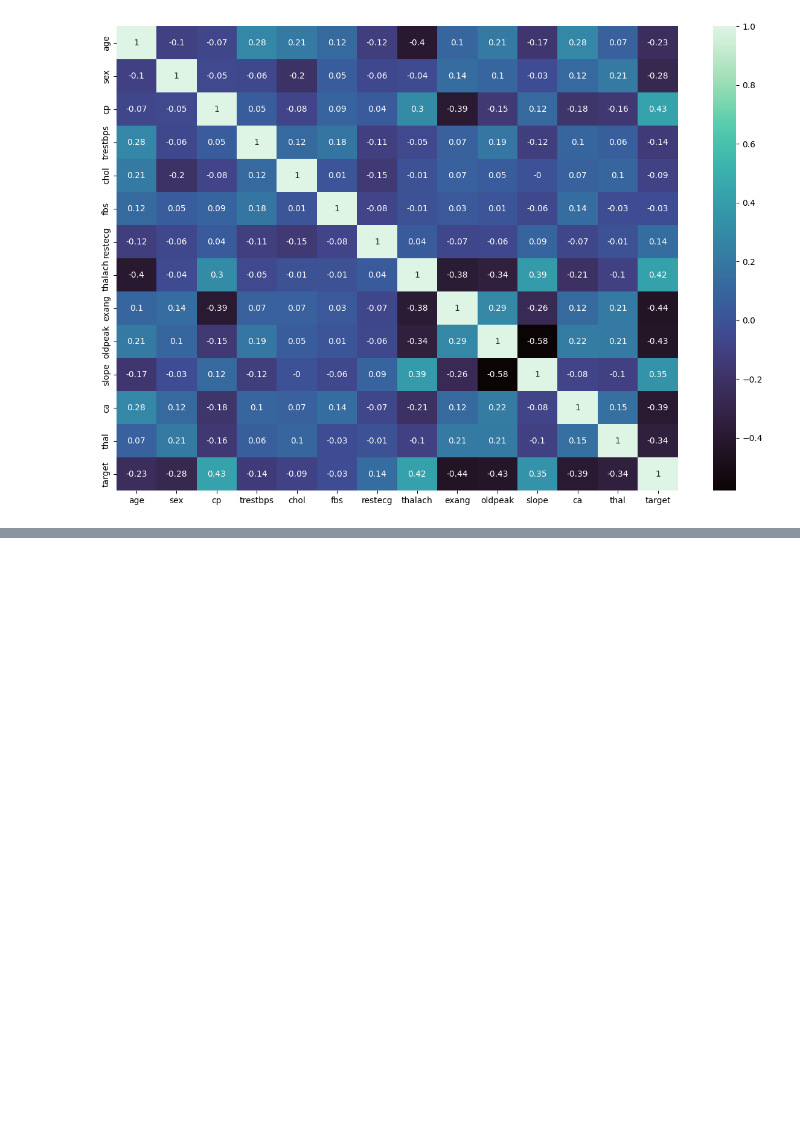
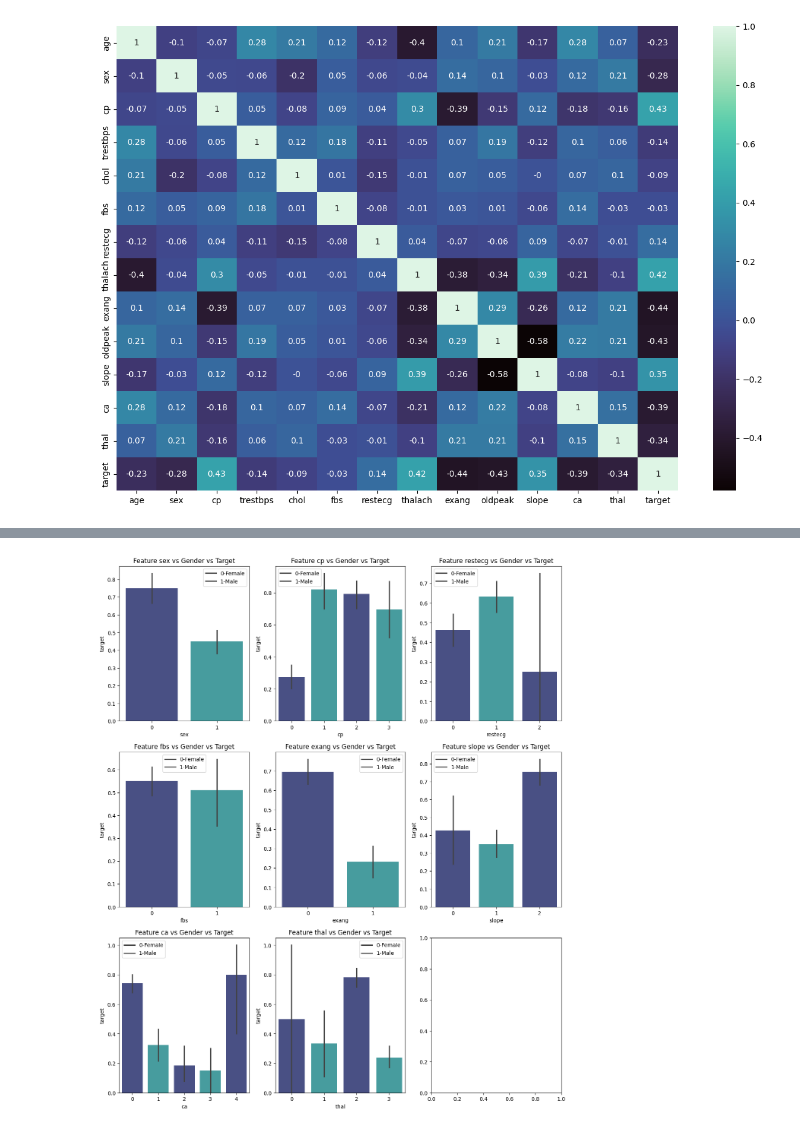
Before and after one commit to draj-codes/heart-disease, a Jupyter notebook: ml_model/heat disease.ipynb, the cells around one changed output, grey strips where cells are left out. Drawn from its saved outputs; the diff is of its cells as text; code cells hidden in the pictures; blank space fills up the shorter version.

```diff
--- a/ml_model/heat disease.ipynb
+++ b/ml_model/heat disease.ipynb
@@ -191,0 +216,18 @@ plt.show()
+# %%
+r = 3
+c = 3
+x_col = ['sex','cp','restecg','fbs','exang','slope', 'ca', 'thal']
+plt.figure(figsize=(15,18))
+for i in range(r*c):
+    try:
+        plt.subplot(r,c,i+1)
+        plt.title(f'Feature {x_col[i]} vs Gender vs Target')
+        sns.barplot(data = df, x = x_col[i], y = 'target', palette=sns.color_palette('mako',2))
+        plt.legend(["0-Female","1-Male"])
+    except:
+        ...
+
+
+plt.show()
+# %% [output]
+[figure, added]
```
Also changed, not shown: parts of 3 cells of this notebook.
